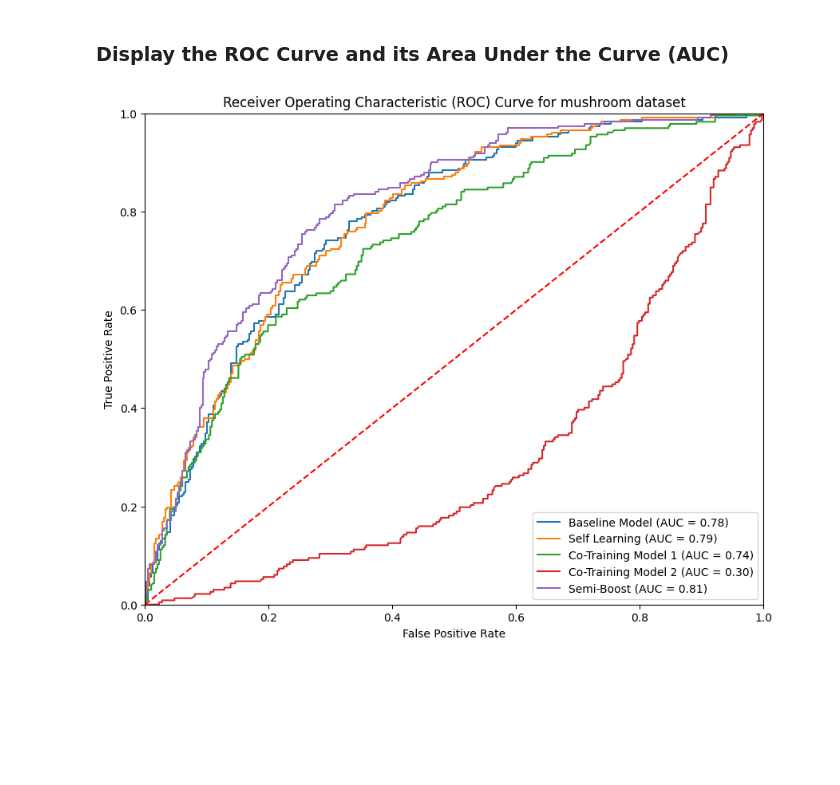
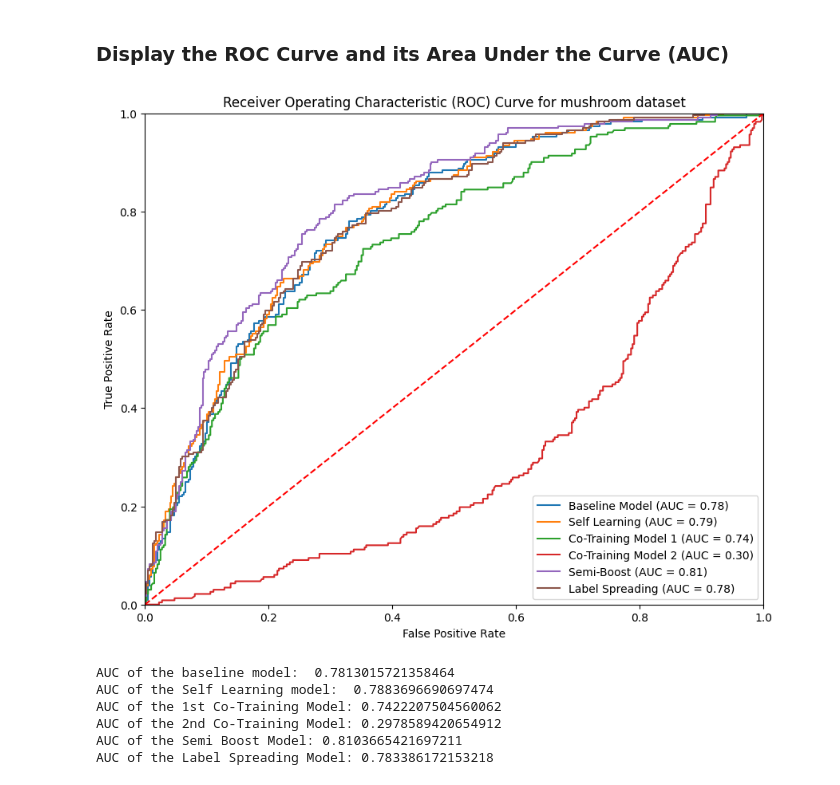
Before and after one commit to kmock930/Drug-Consumption-Machine-Learning-analysis, a Jupyter notebook: Project - Semi Supervised Learning/CSI5155 Project - Semi Boost.ipynb, the cells around one changed output. Drawn from its saved outputs; the diff is of its cells as text; code cells hidden in the pictures; blank space fills up the shorter version.

```diff
--- a/Project - Semi Supervised Learning/CSI5155 Project - Semi Boost.ipynb
+++ b/Project - Semi Supervised Learning/CSI5155 Project - Semi Boost.ipynb
@@ -315,38 +315,49 @@ features_subsets = joblib.load(os.path.join(
             constants.MODEL_DIR,
             constants.CO_TRAINING_BEST_FEATURE_SPLIT_RESULTS_FILENAME
         ));
-AUC_baseline, AUC_selftraining, AUC_cotraining1, AUC_cotraining2, AUC_semiboost = plotROC(
+AUC_baseline, AUC_selftraining, AUC_cotraining1, AUC_cotraining2, AUC_semiboost, AUC_labelspread = plotROC(
     models={
         "Baseline Model": joblib.load(os.path.join(
             constants.MODEL_DIR,
             constants.MODEL_FILENAME
         )),
         "Self Learning": joblib.load(os.path.join(
             constants.MODEL_DIR,
             constants.MODEL_SELFTRAIN_FILENAME
         )),
         "Co-Training Model 1": joblib.load(os.path.join(
             constants.MODEL_DIR,
             constants.MODEL_COTRAIN_1_FILENAME
         )),
         "Co-Training Model 2": joblib.load(os.path.join(
             constants.MODEL_DIR,
             constants.MODEL_COTRAIN_2_FILENAME
         )),
-        "Semi-Boost": semiBoost
+        "Semi-Boost": semiBoost,
+        "Label Spreading": joblib.load(os.path.join(
+            constants.MODEL_DIR,
+            constants.MODEL_LABELSPREAD_FILENAME
+        ))
     },
     X_test=mush_X_test_norm,
     y_test=mush_y_test_norm,
     feature_subsets={
         "Co-Training Model 1": features_subsets["features_view1"],
         "Co-Training Model 2": features_subsets["features_view2"]
     },
     dataset="mushroom"
 );
 print("AUC of the baseline model: ", AUC_baseline);
 print("AUC of the Self Learning model: ", AUC_selftraining);
 print(f"AUC of the 1st Co-Training Model: {AUC_cotraining1}");
 print(f"AUC of the 2nd Co-Training Model: {AUC_cotraining2}");
 print(f"AUC of the Semi Boost Model: {AUC_semiboost}");
+print(f"AUC of the Label Spreading Model: {AUC_labelspread}");
 # %% [output]
-[figure, old version]
+[figure, new version]
+AUC of the baseline model:  0.7813015721358464
+AUC of the Self Learning model:  0.7883696690697474
+AUC of the 1st Co-Training Model: 0.7422207504560062
+AUC of the 2nd Co-Training Model: 0.2978589420654912
+AUC of the Semi Boost Model: 0.8103665421697211
+AUC of the Label Spreading Model: 0.783386172153218
```
Also changed, not shown: 13 other files.
